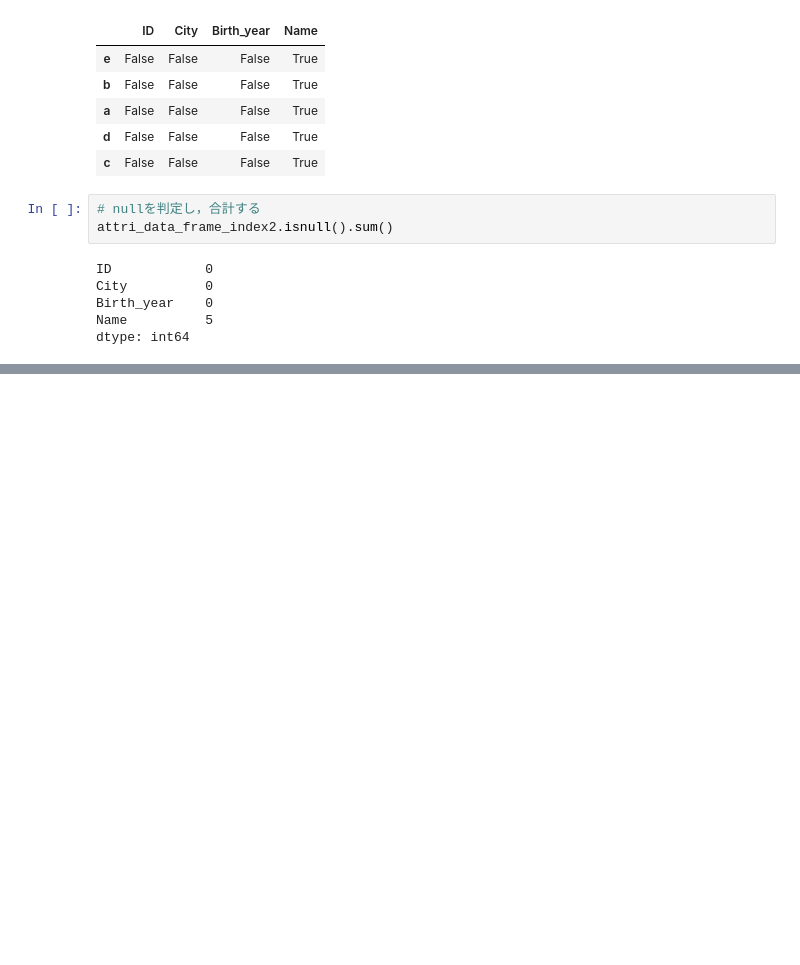
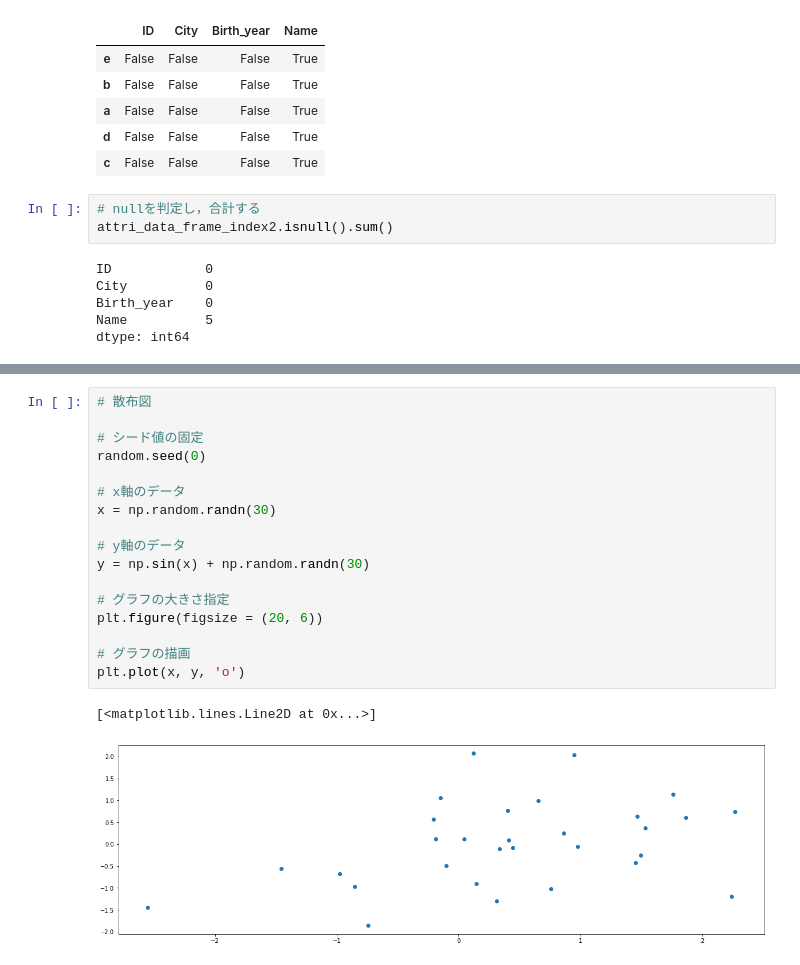
Before and after one commit to HidehikoMURAO/Data-Scientist-Training-Course, a Jupyter notebook: Chapter 2.ipynb, the cells around one changed output, grey strips where cells are left out. Cells and saved outputs as stored; diff of their text form; blank space fills up the shorter version.

```diff
--- a/Chapter 2.ipynb
+++ b/Chapter 2.ipynb
@@ -512,0 +526,20 @@ dtype: int64
+# %%
+# 散布図
+
+# シード値の固定
+random.seed(0)
+
+# x軸のデータ
+x = np.random.randn(30)
+
+# y軸のデータ
+y = np.sin(x) + np.random.randn(30)
+
+# グラフの大きさ指定
+plt.figure(figsize = (20, 6))
+
+# グラフの描画
+plt.plot(x, y, 'o')
+# %% [output]
+[<matplotlib.lines.Line2D at 0x...>]
+[figure, added]
```
Also changed, not shown: parts of 10 cells of this notebook, 2 other files.
